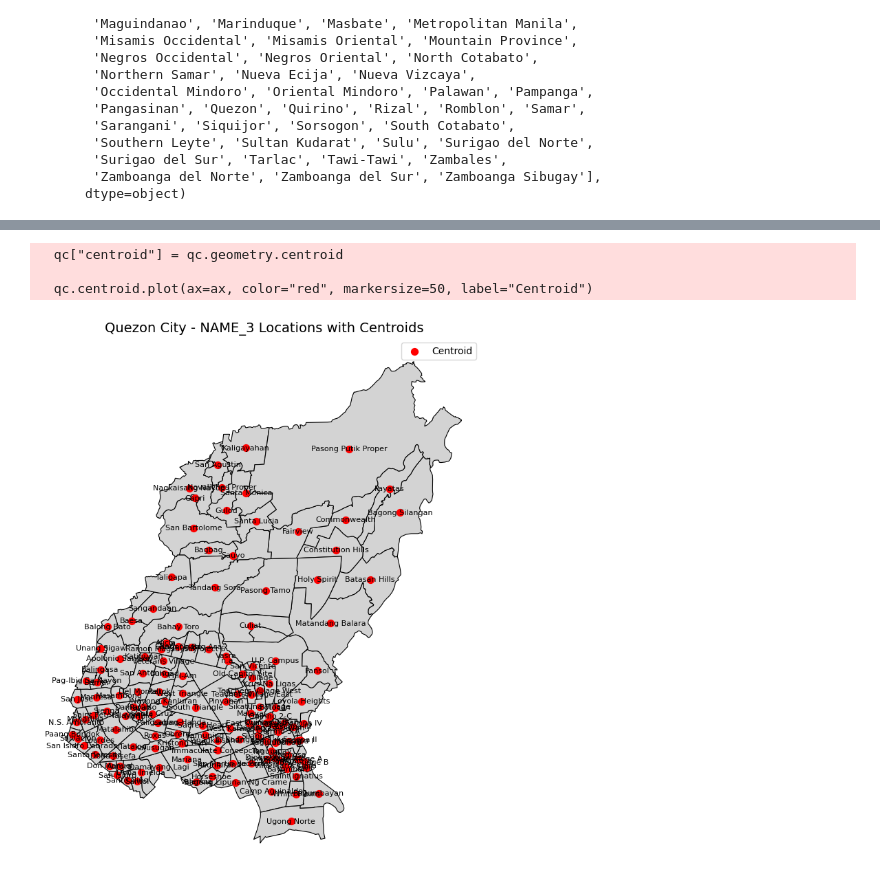
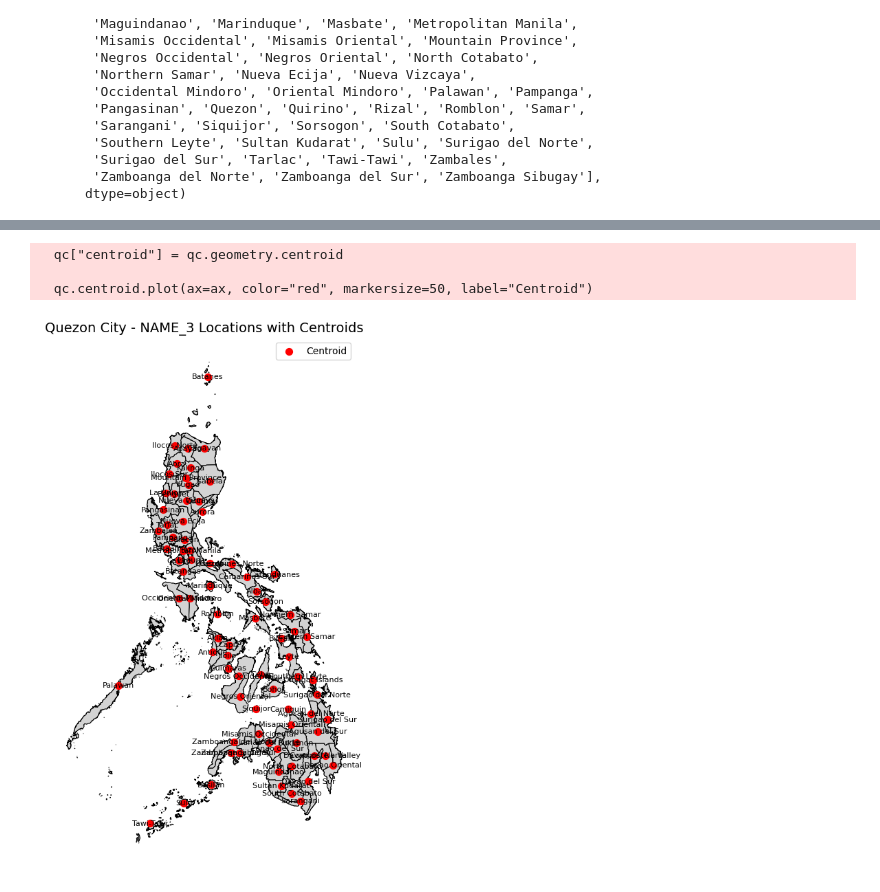
Before and after one commit to neeeal/hyper-local-weather-forecasting, a Jupyter notebook: get_coordinates.ipynb, the cells around one changed output, grey strips where cells are left out. Saved outputs shown, nothing was run; the diff lists cells and outputs as text; code cells hidden in the pictures.

Commit message:
feat: use philippine name_1 centroids

```diff
--- a/get_coordinates.ipynb
+++ b/get_coordinates.ipynb
@@ -1,7 +1,7 @@
 # %%
 import geopandas as gpd
 
-gdf_loc = gpd.GeoDataFrame.from_file("./gadm41_PHL.gpkg", layer=3)
+gdf_loc = gpd.GeoDataFrame.from_file("./gadm41_PHL.gpkg", layer=1)
 # gdf_loc = gdf_loc.to_crs(gdf_landcover.crs)
 # gdf_landcover = gdf_landcover.to_crs(gdf_loc.crs)
 # %%
@@ -96,33 +82,33 @@ result.shape
 import matplotlib.pyplot as plt
 
 # Filter for Quezon City
-qc = gdf_loc[gdf_loc["NAME_2"] == "Quezon City"].copy()
+qc = gdf_loc.copy()
 
 # Compute centroids
 qc["centroid"] = qc.geometry.centroid
 
 # Create plot
 fig, ax = plt.subplots(figsize=(10, 10))
 
 # Plot the boundaries of NAME_3 locations
 qc.plot(ax=ax, color="lightgray", edgecolor="black", linewidth=0.8)
 
 # Plot the centroids
 qc.centroid.plot(ax=ax, color="red", markersize=50, label="Centroid")
 
 # Add labels at centroid positions
 for idx, row in qc.iterrows():
-    plt.text(row.centroid.x, row.centroid.y, row["NAME_3"],
+    plt.text(row.centroid.x, row.centroid.y, row["NAME_1"],
              fontsize=8, ha="center", va="center")
 
 # Formatting
 plt.title("Quezon City - NAME_3 Locations with Centroids", fontsize=14)
 plt.legend()
 plt.axis("off")
 
 plt.show()
 # %% [output]
   qc["centroid"] = qc.geometry.centroid
 
   qc.centroid.plot(ax=ax, color="red", markersize=50, label="Centroid")
-[figure, old version]
+[figure, new version]
```
Also changed, not shown: parts of 3 cells of this notebook, 3 other files.
